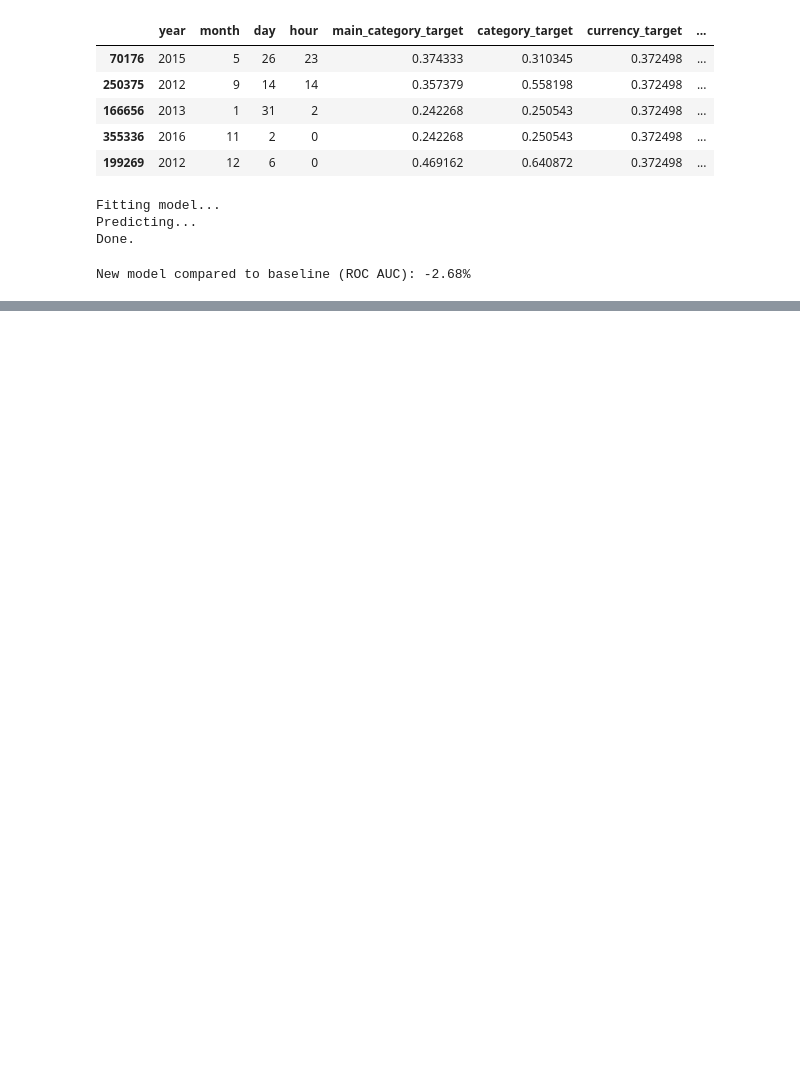
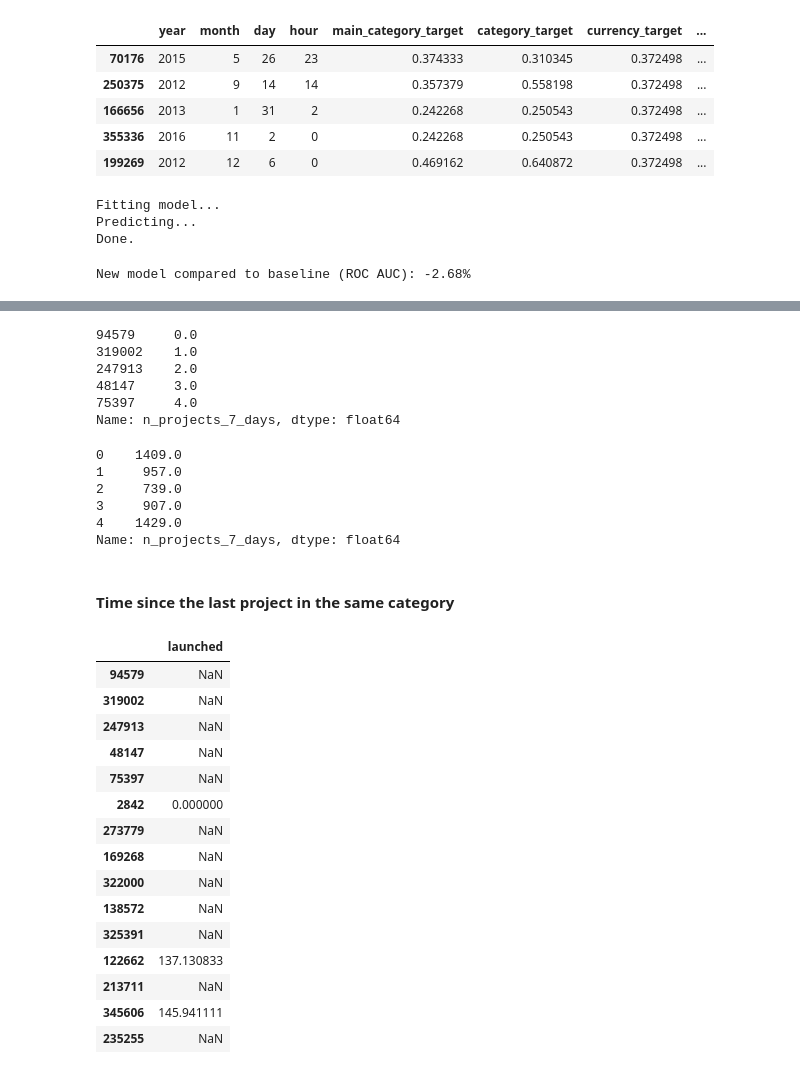
Before and after one commit to celeryexchange/kickstarter-kaggle-tutorial, a Jupyter notebook: notebooks/mj-01-kickstarter.ipynb, the cells around one changed output, grey strips where cells are left out. Cells and saved outputs as stored; diff of their text form; code cells hidden in the pictures; blank space fills up the shorter version.

```diff
--- a/notebooks/mj-01-kickstarter.ipynb
+++ b/notebooks/mj-01-kickstarter.ipynb
@@ -440,0 +550,68 @@ New model compared to baseline (ROC AUC): -2.68%
+# %%
+# now, in order for me to be able to join onto the main dataset
+# I need my 'rolling_7d' Series to have the same index as my 'ks' dataset
+rolling_7d.index = launched.values
+rolling_7d[:5]
+# %% [output]
+94579     0.0
+319002    1.0
+247913    2.0
+48147     3.0
+75397     4.0
+Name: n_projects_7_days, dtype: float64
+# %%
+# now, optionally, I can reindex to reorder it, but I could join this already if I wnated to
+rolling_7d = rolling_7d.reindex(ks.index)
+# rolling_7d = pd.DataFrame(rolling_7d)
+
+# inspect the reindexed Series 'rolling_7d'
+rolling_7d[:5]
+# %% [output]
+0    1409.0
+1     957.0
+2     739.0
+3     907.0
+4    1429.0
+Name: n_projects_7_days, dtype: float64
+# %% [markdown]
+#### Time since the last project in the same category
+# %%
+# order the DataFrame by 'launched' from oldest to newest
+df = ks[['category','launched']].sort_values('launched')
+
+# limit to 10k to speed up calculations
+# df = df.iloc[:1000, :]
+
+# create a groupby object
+grp = df.groupby('category')
+
+# define a function to apply to our group object
+def calculate_td(series):
+    """Calculate the difference in hours between the launch date
+    of the current project versus the previous project in the same
+    category.
+
+    Series must be ordered by launch date."""
+    return series.diff().dt.total_seconds() / 3600
+
+timedeltas = grp.transform(calculate_td)
+# %%
+# inspect
+timedeltas[:15]
+# %% [output]
+|  | launched |
+| 94579 | NaN |
+| 319002 | NaN |
+| 247913 | NaN |
+| 48147 | NaN |
+| 75397 | NaN |
+| 2842 | 0.000000 |
+| 273779 | NaN |
+| 169268 | NaN |
+| 322000 | NaN |
+| 138572 | NaN |
+| 325391 | NaN |
+| 122662 | 137.130833 |
+| 213711 | NaN |
+| 345606 | 145.941111 |
+| 235255 | NaN |
```
Also changed, not shown: parts of 20 cells of this notebook.
